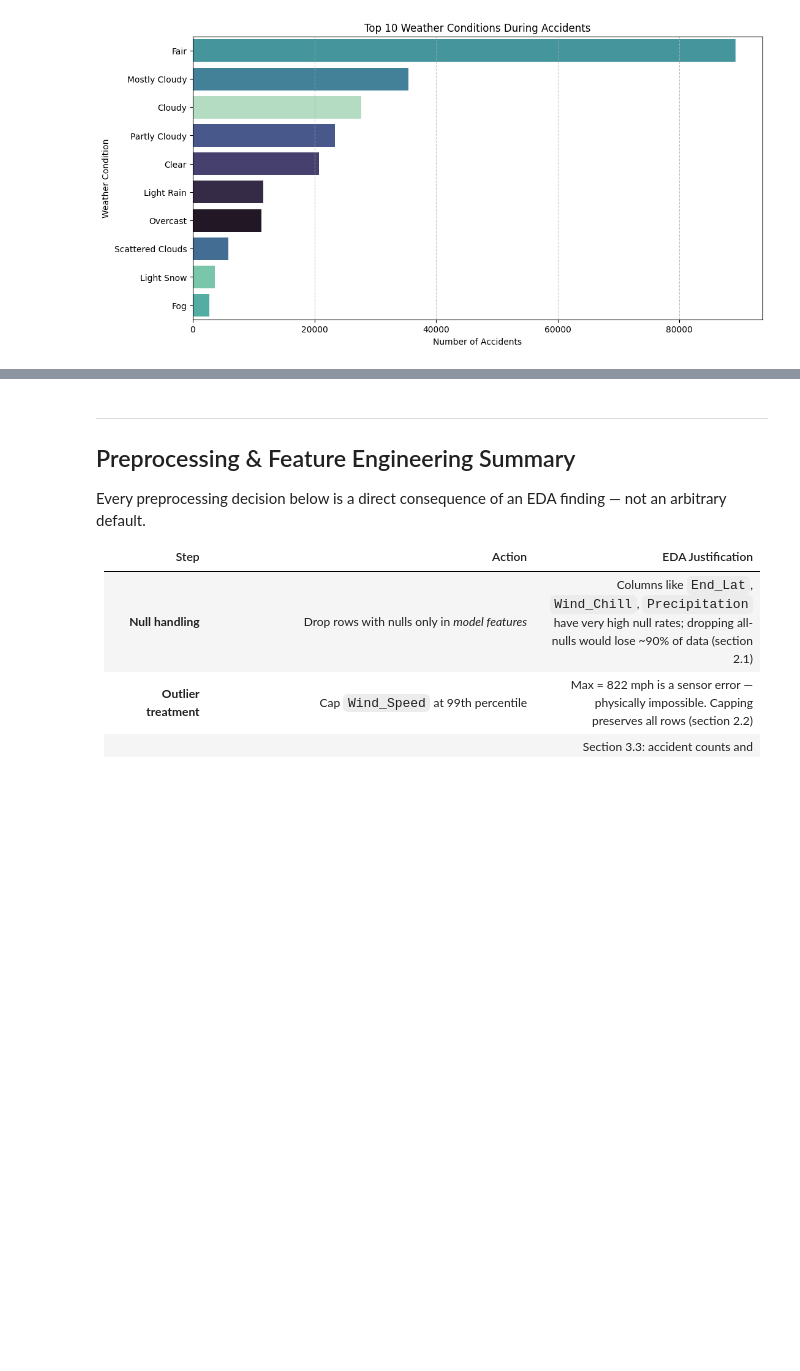
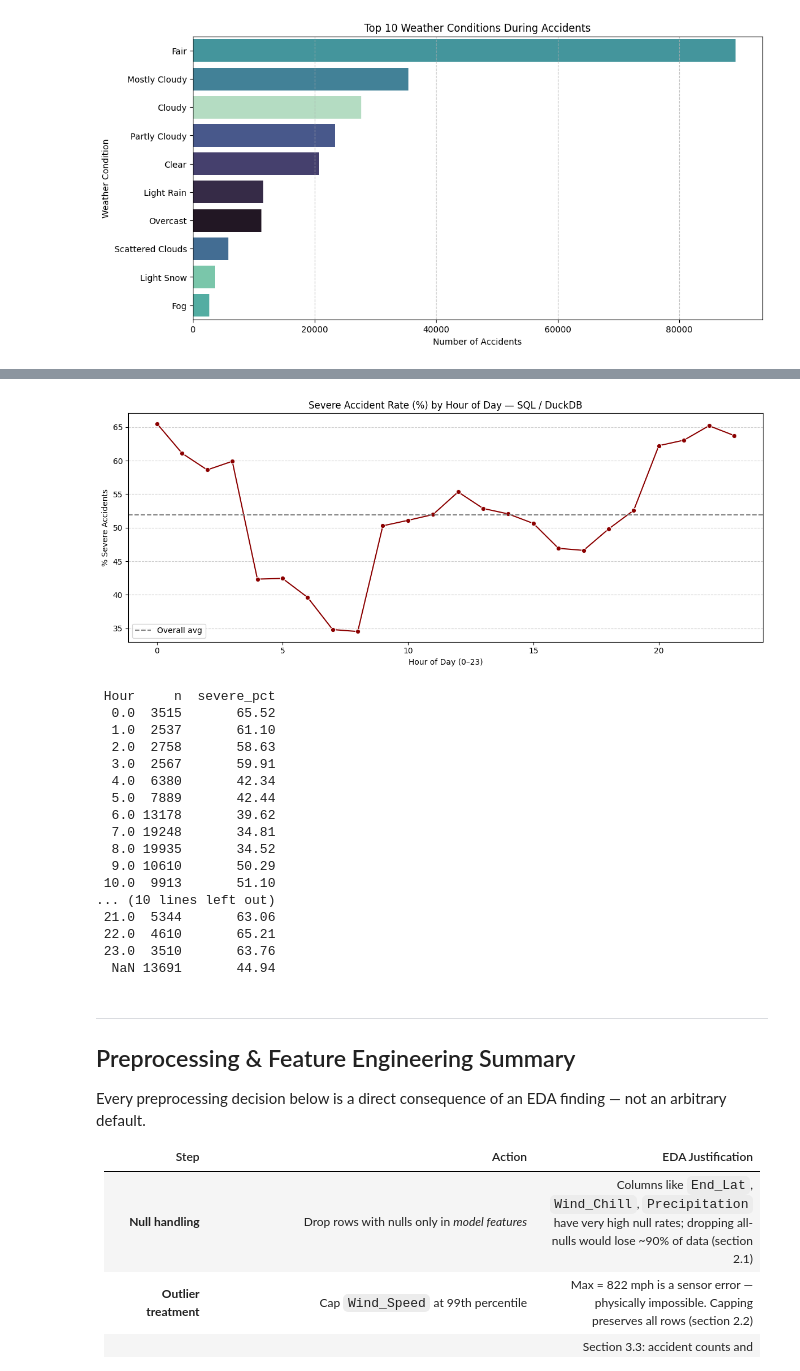
Before and after one commit to ErkUyghur/cis-2450-accident-severity, a Jupyter notebook: notebooks/01_eda_and_baseline.ipynb, the cells around one changed output, grey strips where cells are left out. Saved outputs shown, nothing was run; the diff lists cells and outputs as text; code cells hidden in the pictures; blank space fills up the shorter version.

```diff
--- a/notebooks/01_eda_and_baseline.ipynb
+++ b/notebooks/01_eda_and_baseline.ipynb
@@ -311,3 +415,51 @@ plt.show()
+# %%
+# Query 2: Severe-accident rate by hour of day using a CTE — confirms the seaborn finding in §3.3.
+# A CTE makes the two-step logic explicit: first aggregate per hour, then select and sort.
+hourly_severity = duckdb.query("""
+    WITH hourly AS (
+        SELECT
+            Hour,
+            COUNT(*)                                                              AS n,
+            ROUND(100.0 * AVG(CASE WHEN Severity >= 3 THEN 1.0 ELSE 0.0 END), 2) AS severe_pct
+        FROM pdf
+        GROUP BY Hour
+    )
+    SELECT Hour, n, severe_pct
+    FROM hourly
+    ORDER BY Hour
+""").df()
+
+plt.figure(figsize=(12, 5))
+sns.lineplot(data=hourly_severity, x='Hour', y='severe_pct', marker='o', color='darkred')
+plt.axhline(hourly_severity['severe_pct'].mean(), color='gray', linestyle='--', label='Overall avg')
+plt.title('Severe Accident Rate (%) by Hour of Day — SQL / DuckDB')
+plt.xlabel('Hour of Day (0–23)')
+plt.ylabel('% Severe Accidents')
+plt.legend()
+plt.grid(axis='y', linestyle='--', alpha=0.6)
+plt.tight_layout()
+plt.show()
+
+print(hourly_severity.to_string(index=False))
+# %% [output]
+[figure, added]
+ Hour     n  severe_pct
+  0.0  3515       65.52
+  1.0  2537       61.10
+  2.0  2758       58.63
+  3.0  2567       59.91
+  4.0  6380       42.34
+  5.0  7889       42.44
+  6.0 13178       39.62
+  7.0 19248       34.81
+  8.0 19935       34.52
+  9.0 10610       50.29
+ 10.0  9913       51.10
+... (10 lines left out)
+ 21.0  5344       63.06
+ 22.0  4610       65.21
+ 23.0  3510       63.76
+  NaN 13691       44.94
 # %% [markdown]
 ---
 ## Preprocessing & Feature Engineering Summary
```
Also changed, not shown: parts of 3 cells of this notebook, 3 other files.
